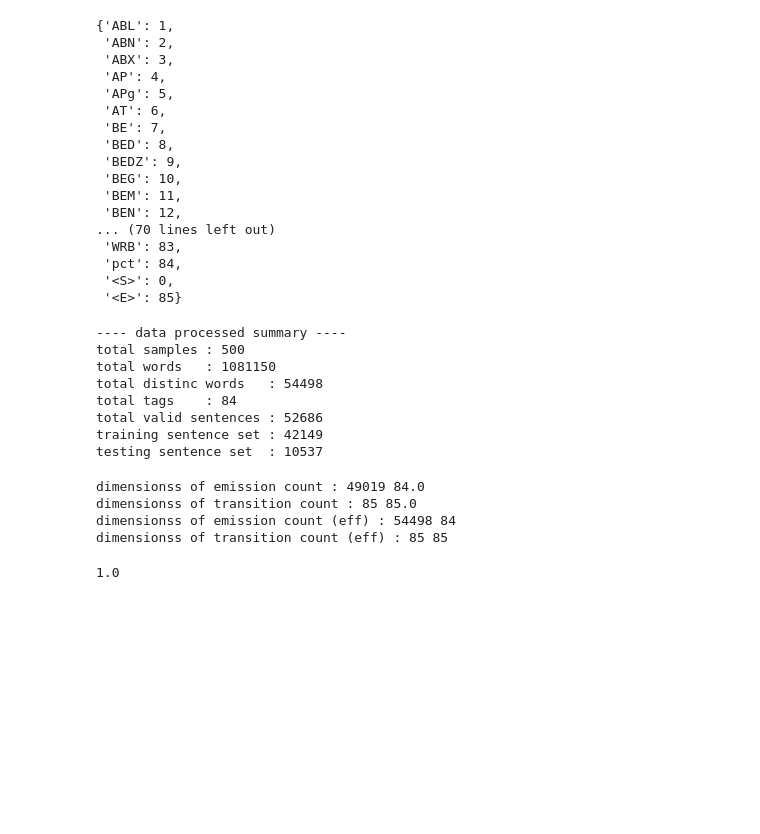
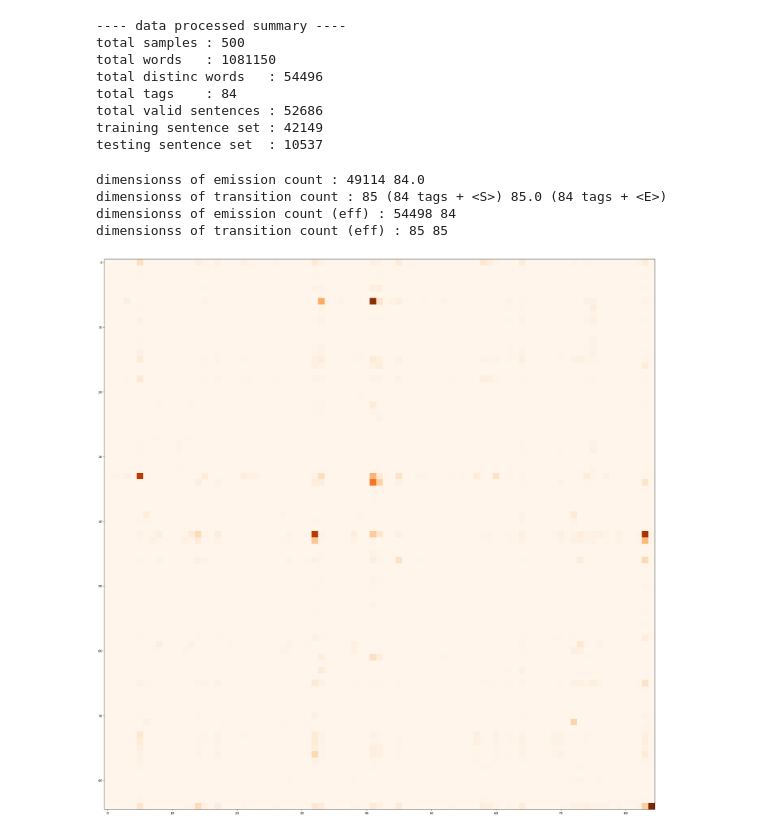
Before and after one commit to chidam333/pos, a Jupyter notebook: project.ipynb, the cells around one changed output. Saved outputs shown, nothing was run; the diff lists cells and outputs as text; code cells hidden in the pictures; blank space fills up the shorter version.

```diff
--- a/project.ipynb
+++ b/project.ipynb
@@ -97,25 +97,7 @@ itos[0] = '<S>'
 itos[len(tag_dict)+1] = '<E>'
 stoi = {v:k for k,v in itos.items()}
 
-stoi
+# stoi
-# %% [output]
-{'ABL': 1,
- 'ABN': 2,
- 'ABX': 3,
- 'AP': 4,
- 'APg': 5,
- 'AT': 6,
- 'BE': 7,
- 'BED': 8,
- 'BEDZ': 9,
- 'BEG': 10,
- 'BEM': 11,
- 'BEN': 12,
-... (70 lines left out)
- 'WRB': 83,
- 'pct': 84,
- '<S>': 0,
- '<E>': 85}
 # %%
 import xml.etree.ElementTree as ET
 import numpy as np
@@ -159,7 +141,7 @@ unique_words = len(words_map) + 2
 print("---- data processed summary ----")
 print(f'total samples : {len(tei)}')
 print(f'total words   : {total_words}')
-print(f'total distinc words   : {unique_words}')
+print(f'total distinc words   : {len(words_map)}')
 print(f'total tags    : {len(states)}')
 print(f'total valid sentences : {len(sentences)}')
 print(f'training sentence set : {len(tr_sentences)}')
@@ -168,7 +150,7 @@ print(f'testing sentence set  : {len(tst_sentences)}')
 ---- data processed summary ----
 total samples : 500
 total words   : 1081150
-total distinc words   : 54498
+total distinc words   : 54496
 total tags    : 84
 total valid sentences : 52686
 training sentence set : 42149
@@ -222,38 +204,46 @@ for i,rows in enumerate(transition_arr):
 
 # coded up an inefficent way of finding the dimmensions
 
 avg_emm_val = 0
 for k,v in emission_count.items():
     avg_emm_val += len(v)
 avg_emm_val /= len(emission_count)
 avg_trans_val = 0
 for k,v in transition_count.items():
     avg_trans_val += len(v)
 avg_trans_val /= len(transition_count)
 print(f'dimensionss of emission count : {len(emission_count)} {avg_emm_val}')
-print(f'dimensionss of transition count : {len(transition_count)} {avg_trans_val}')
+print(f'dimensionss of transition count : {len(transition_count)} (84 tags + <S>) {avg_trans_val} (84 tags + <E>)')
 
 # effiencent way
 print(f'dimensionss of emission count (eff) : {len(emission_arr)} {len(emission_arr[0])}')
 print(f'dimensionss of transition count (eff) : {len(transition_arr)} {len(transition_arr[0])}')
 
 emission_arr[49086].sum()
-# trans_cnt_arr = [[transition_count[tag][v] for v in transition_count[tag]] for tag in transition_count]
+
+# VISUALIZATION
+
+trans_cnt_arr = [[transition_count[tag][v] for v in transition_count[tag]] for tag in transition_count]
+plt.figure(figsize=(32,32)) # :) if you want to look at larger image maybe put (16,16) or (32,32)
+plt.imshow(trans_cnt_arr,cmap='Oranges')
+arr_tags = ['S'];arr_tags.extend([key for key in pos_tag_map.keys()]);arr_tags.append('<E>')
+
+# Not sure what i wanted to do :P (it's modified version of visuzation code) ⚠️
+
 # for r in trans_cnt_arr:
 #     print(r)
 # plt.figure(figsize=(16,16))
 # plt.imshow(trans_cnt_arr,cmap='Oranges')
 # arr_tags = ['S'];arr_tags.extend([key for key in pos_tag_map.keys()]);arr_tags.append('<E>')
 # for i in arr_tags[:-1]:
-#     for j in for arr_tags[1:]:
+#     for j in arr_tags[1:]:
 #         chstr = i+j
 #         plt.text(j,i,chstr,ha="center",va="bottom",color="gray")
 #         plt.text(j,i,transition_count[i][j],ha="center",va="top",color="gray")
-
-# emission_arr[4]/emission_arr[4].sum()
+# plt.show()
 # %% [output]
-dimensionss of emission count : 49019 84.0
-dimensionss of transition count : 85 85.0
+dimensionss of emission count : 49114 84.0
+dimensionss of transition count : 85 (84 tags + <S>) 85.0 (84 tags + <E>)
 dimensionss of emission count (eff) : 54498 84
 dimensionss of transition count (eff) : 85 85
-1.0
+[figure, added]
```
Also changed, not shown: parts of 2 cells of this notebook.
